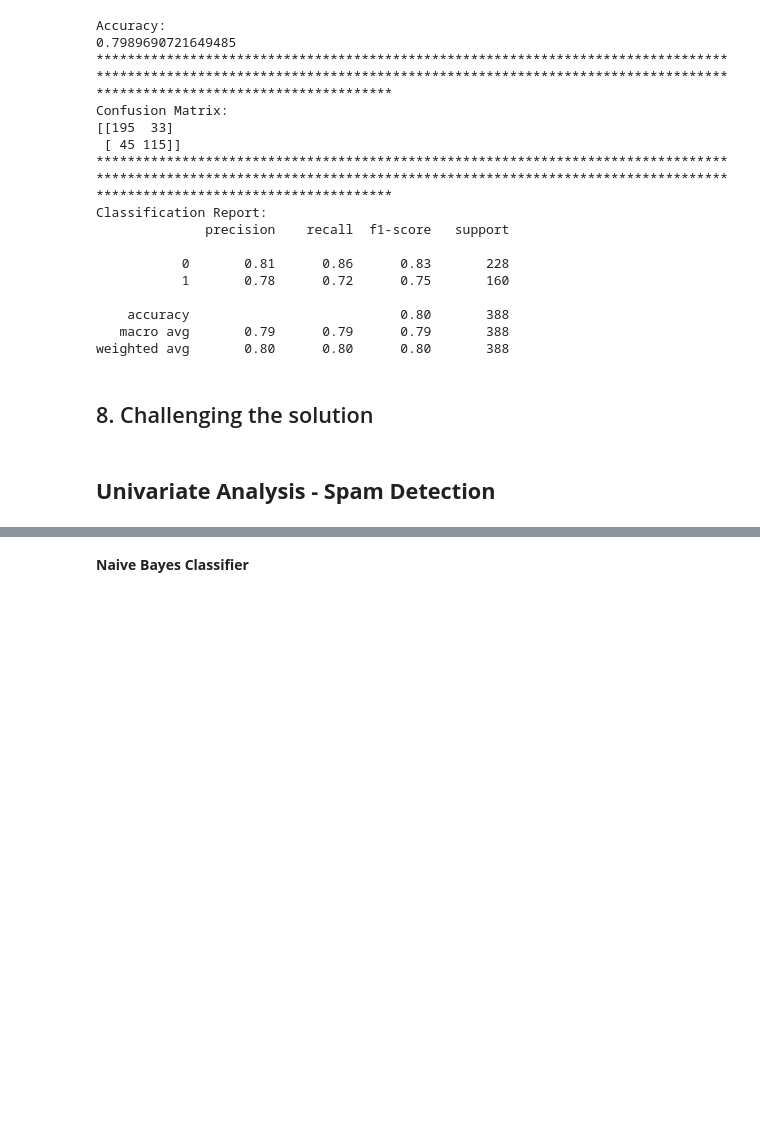
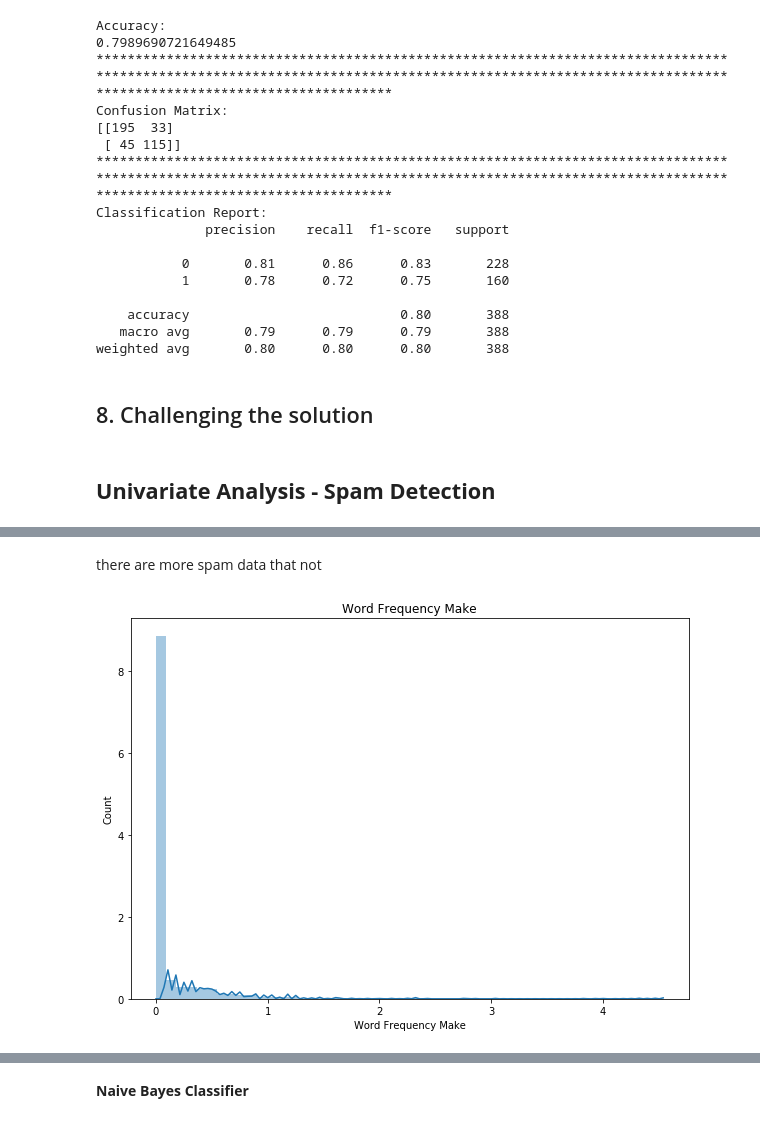
Before and after one commit to victoriousvictor42/titanic, a Jupyter notebook: titanicANDspam.ipynb, the cells around one changed output, grey strips where cells are left out. Drawn from its saved outputs; the diff is of its cells as text; code cells hidden in the pictures; blank space fills up the shorter version.

```diff
--- a/titanicANDspam.ipynb
+++ b/titanicANDspam.ipynb
@@ -642,0 +640,11 @@ weighted avg       0.80      0.80      0.80       388
+# %% [markdown]
+there are more spam data that not
+# %%
+plt.figure(figsize=(10,7))
+sns.distplot(spambase['0'])
+plt.title('Word Frequency Make')
+plt.xlabel('Word Frequency Make')
+plt.ylabel('Count')
+plt.show()
+# %% [output]
+[figure, added]
```
Also changed, not shown: parts of 46 cells of this notebook.
